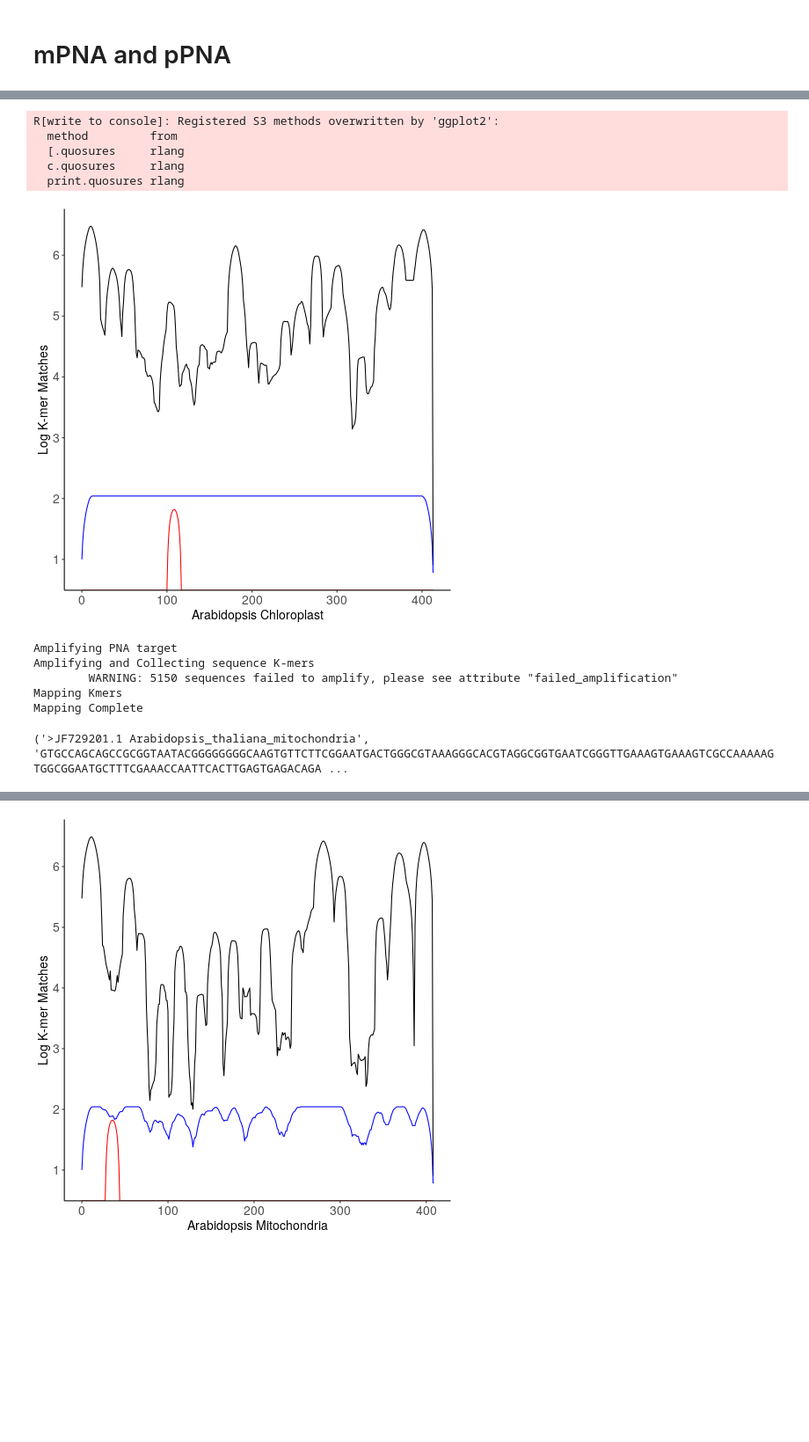
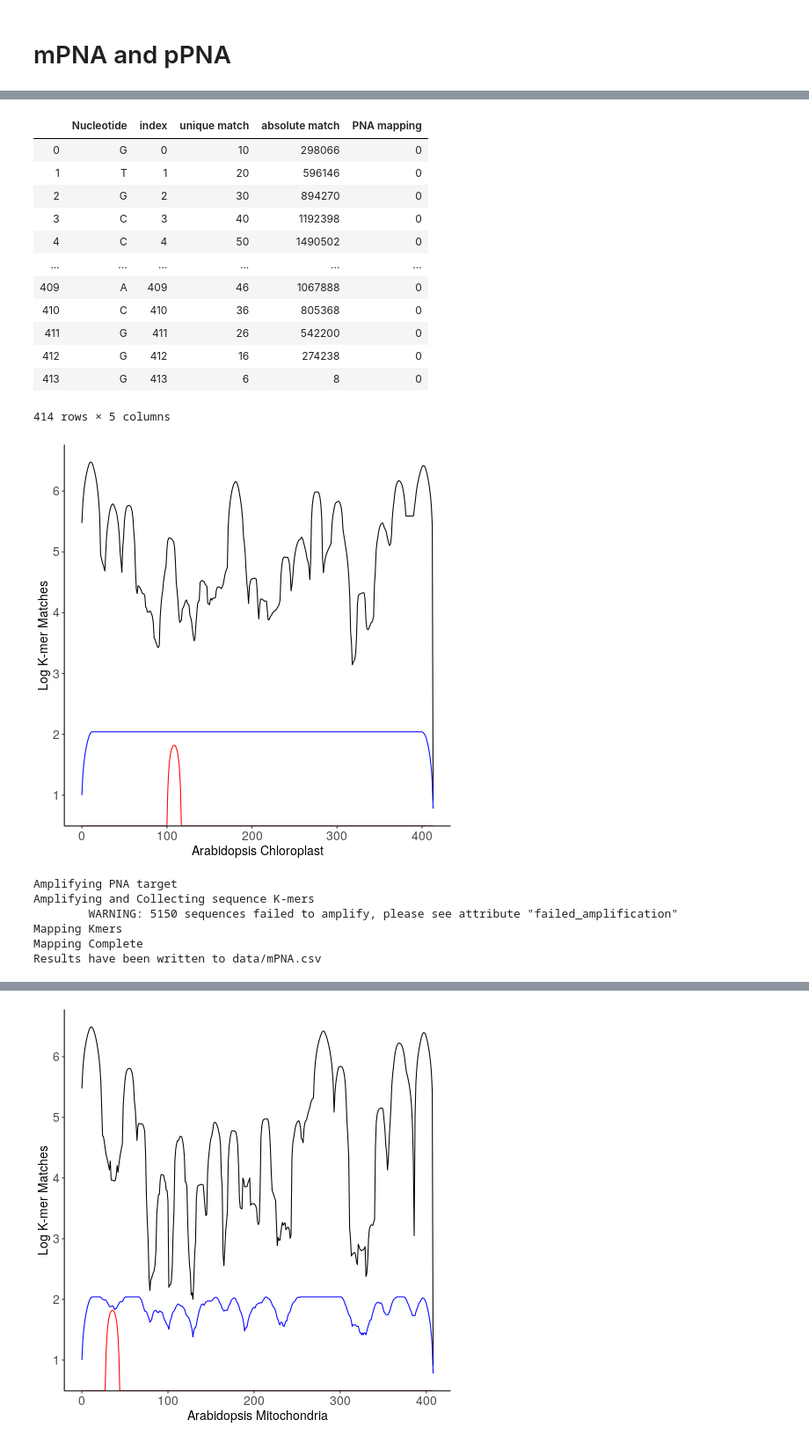
Before and after one commit to SEpapoulis/MAPT, a Jupyter notebook: Moccia_PNA/Moccia_PNA.ipynb, the cells around one changed output, grey strips where cells are left out. Shown at 88% size. Cells and saved outputs as stored; diff of their text form; code cells hidden in the pictures; blank space fills up the shorter version.

```diff
--- a/Moccia_PNA/Moccia_PNA.ipynb
+++ b/Moccia_PNA/Moccia_PNA.ipynb
@@ -93,3 +101,21 @@ pPNA.to_csv('data/pPNA.csv',index=False)
+# %%
+pPNA_target = "GGCTCAACCCTGGACAG"
+pPNA = pd.DataFrame(designer_pPNA.map_PNA(pPNA_target))
+pPNA
+# %% [output]
+|  | Nucleotide | index | unique match | absolute match | PNA mapping |
+| 0 | G | 0 | 10 | 298066 | 0 |
+| 1 | T | 1 | 20 | 596146 | 0 |
+| 2 | G | 2 | 30 | 894270 | 0 |
+| 3 | C | 3 | 40 | 1192398 | 0 |
+| 4 | C | 4 | 50 | 1490502 | 0 |
+| ... | ... | ... | ... | ... | ... |
+| 409 | A | 409 | 46 | 1067888 | 0 |
+| 410 | C | 410 | 36 | 805368 | 0 |
+| 411 | G | 411 | 26 | 542200 | 0 |
+| 412 | G | 412 | 16 | 274238 | 0 |
+| 413 | G | 413 | 6 | 8 | 0 |
+414 rows × 5 columns
 # %%
 %%R -i pPNA
 library('ggplot2')
@@ -99,7 +125,7 @@ axis_text_size = 14
 plt<-ggplot(pPNA,aes(x=index,y=absolute.match))+
     geom_line(color='black')+
     geom_line(aes(y=unique.match),color='blue')+
-    geom_line(aes(y=pna_map),color = 'red')+
+    geom_line(aes(y=PNA.mapping),color = 'red')+
     scale_y_log10(
       breaks = scales::trans_breaks("log10", function(x) 10^x),
       labels = scales::trans_format("log10", scales::math_format(.x)))+
@@ -113,11 +139,6 @@ plt<-ggplot(pPNA,aes(x=index,y=absolute.match))+
 print(plt)
 ggsave('figures/pPNA.png',plot=plt,width=6,height=6,device='png',dpi=900)
 # %% [output]
-R[write to console]: Registered S3 methods overwritten by 'ggplot2':
-  method         from
-  [.quosures     rlang
-  c.quosures     rlang
-  print.quosures rlang
 [figure]
 # %%
 #http://greengenes.lbl.gov/Download/Sequence_Data/Fasta_data_files/Caporaso_Reference_OTUs/gg_otus_4feb2011.tgz
@@ -126,7 +147,7 @@ greengenes_fasta = "data/gg_97_otus_4feb2011.fasta"
 F515 = "GTGCCAGCMGCCGCGGTAA"
 R806 = "GGACTACHVGGGTWTCTAAT"
 R926="CCGYCAATTYMTTTRAGTTT"
-designer_mPNA = pna_designer.PNA_Designer(result_file='data/mPNA.csv',
+designer_mPNA = MAPT.PNA_Designer(result_file='data/mPNA.csv',
                                           target_fastafile="data/A_thaliana_mitochondria.fasta",
                                           sequence_file=greengenes_fasta,
                                           primer_F=F515,primer_R=R926,
@@ -137,13 +158,4 @@ Amplifying and Collecting sequence K-mers
         WARNING: 5150 sequences failed to amplify, please see attribute "failed_amplification"
 Mapping Kmers
 Mapping Complete
+Results have been written to data/mPNA.csv
-# %%
-mPNA = pd.read_csv('data/mPNA.csv')
-thaliana_mitochondria_seq = designer_mPNA.target
-mPNA_target = "GGCAAGTGTTCTTCGGA"
-print(thaliana_mitochondria_seq)
-thaliana_mitochondria_seq = thaliana_mitochondria_seq[1]
-mPNA['pna_map'] = pna_designer.map_PNA(thaliana_mitochondria_seq,mPNA_target)
-mPNA.to_csv('data/mPNA.csv',index=False)
-# %% [output]
-('>JF729201.1 Arabidopsis_thaliana_mitochondria', 'GTGCCAGCAGCCGCGGTAATACGGGGGGGGCAAGTGTTCTTCGGAATGACTGGGCGTAAAGGGCACGTAGGCGGTGAATCGGGTTGAAAGTGAAAGTCGCCAAAAAGTGGCGGAATGCTTTCGAAACCAATTCACTTGAGTGAGACAGA ...
```
Also changed, not shown: parts of 15 cells of this notebook, 3 other files.
